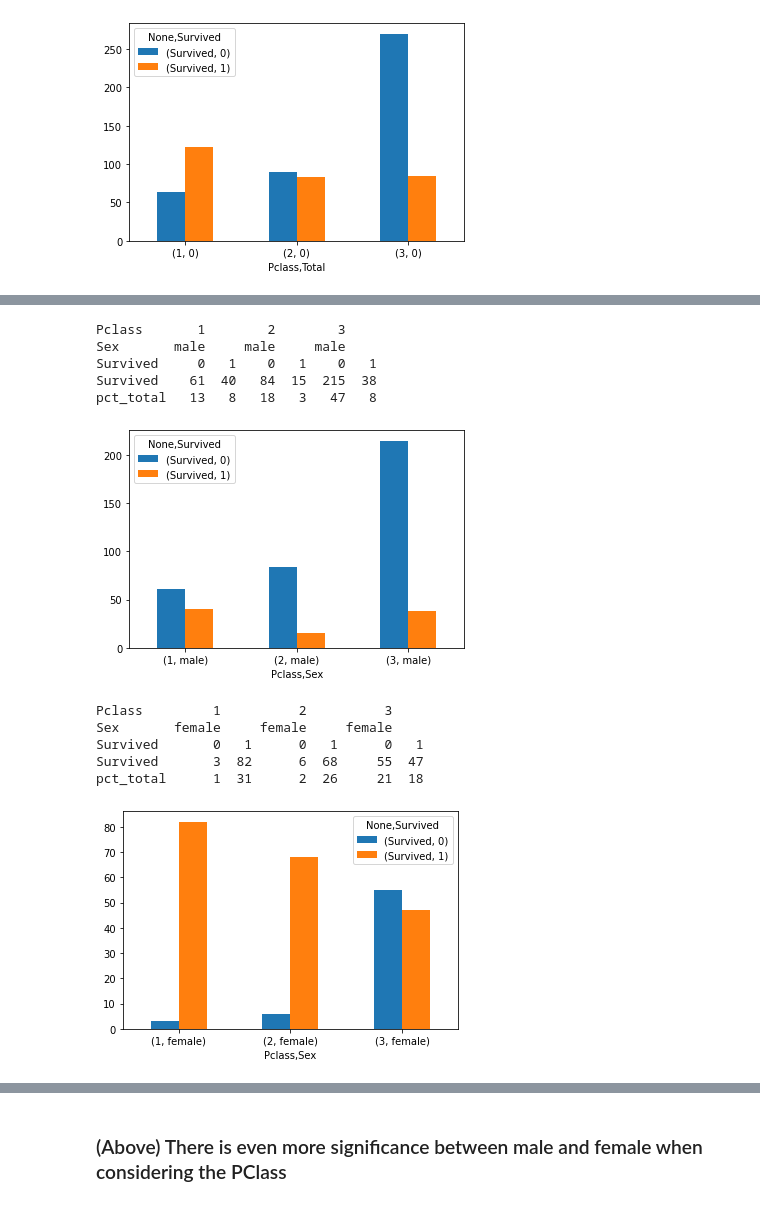
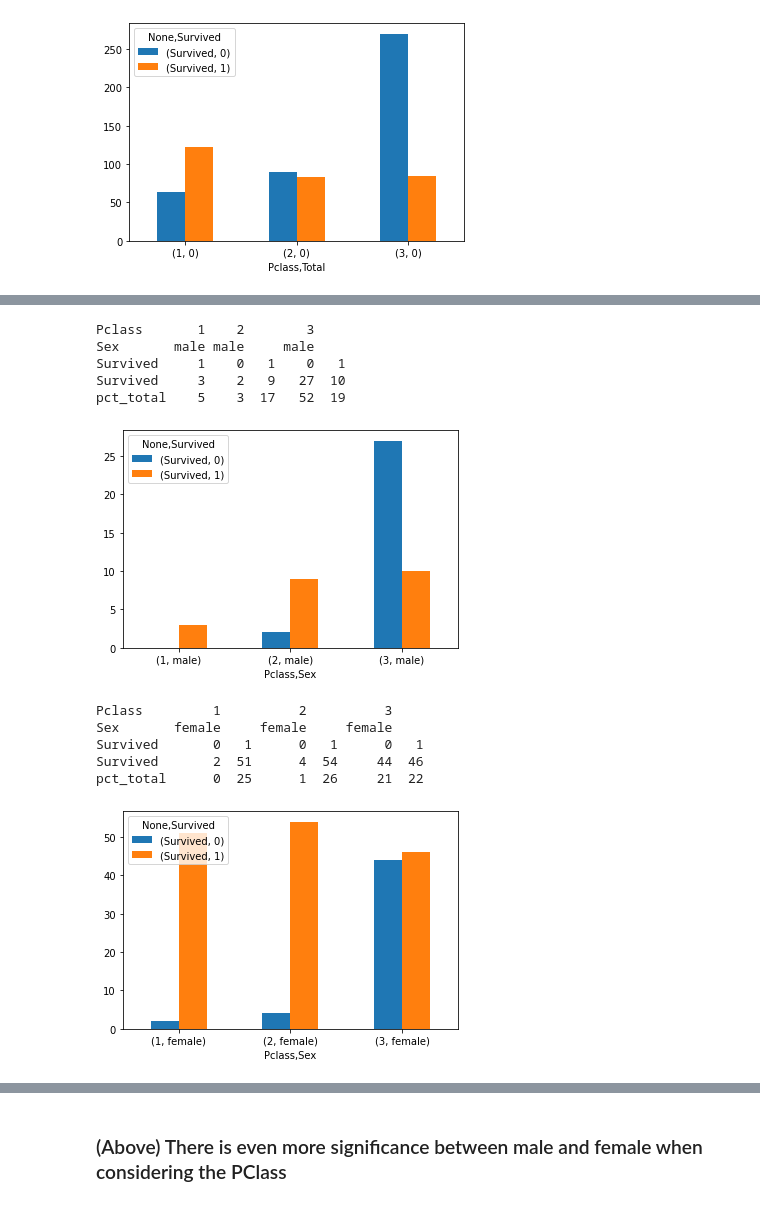
Before and after one commit to mdpurvis/kaggle_competitions, a Jupyter notebook: titanic/notebooks/01 Data Due Diligence.ipynb, the cells around one changed output, grey strips where cells are left out. Cells and saved outputs as stored; diff of their text form; code cells hidden in the pictures.

```diff
--- a/titanic/notebooks/01 Data Due Diligence.ipynb
+++ b/titanic/notebooks/01 Data Due Diligence.ipynb
@@ -431,17 +440,22 @@ pct_total   8   17  12  11   37  11
+# %%
+df_f_yng = df4.loc[df4['Age']<39]
+df_f_old = df4.loc[df4['Age']>=39]
+df_m_yng = df4.loc[df4['Age']<17]
+df_m_old = df4.loc[df4['Age']>=17]
 # %%
-review_detail(df4,
+review_detail(df_m_yng,
               'Pclass', "",
               'Sex', 'male',
               False,'count','all', False)
 # %% [output]
-Pclass       1        2        3
-Sex       male     male     male
-Survived     0   1    0   1    0   1
-Survived    61  40   84  15  215  38
-pct_total   13   8   18   3   47   8
+Pclass       1    2        3
+Sex       male male     male
+Survived     1    0   1    0   1
+Survived     3    2   9   27  10
+pct_total    5    3  17   52  19
-[figure, old version]
+[figure, new version]
 # %%
-review_detail(df4,
+review_detail(df_f_yng,
               'Pclass', "",
               'Sex', 'female',
               False,'count','all', False)
@@ -449,6 +463,6 @@ review_detail(df4,
 Pclass         1          2          3
 Sex       female     female     female
 Survived       0   1      0   1      0   1
-Survived       3  82      6  68     55  47
-pct_total      1  31      2  26     21  18
+Survived       2  51      4  54     44  46
+pct_total      0  25      1  26     21  22
-[figure, old version]
+[figure, new version]
```
Also changed, not shown: parts of 16 cells of this notebook.
